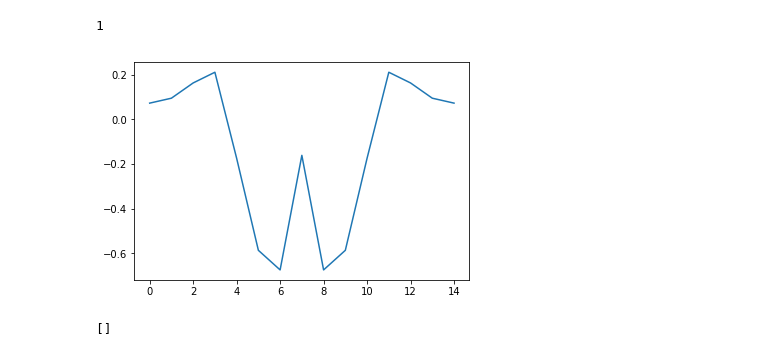
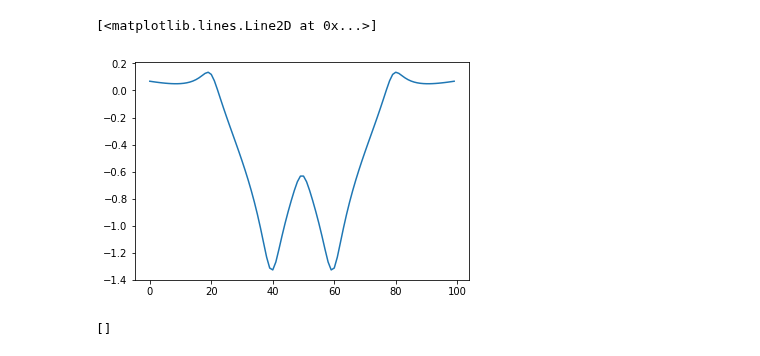
Before and after one commit to Quantumgame/quantum-ml, a Jupyter notebook: test_notebooks/opt_test.ipynb, the cells around one changed output. Drawn from its saved outputs; the diff is of its cells as text; code cells hidden in the pictures.

```diff
--- a/test_notebooks/opt_test.ipynb
+++ b/test_notebooks/opt_test.ipynb
@@ -126,7 +128,7 @@ physics_model = {}
 # multiple of eV
 physics_model['E_scale'] = 1
 # multiple of nm
-physics_model['dx_scale'] = 6
+physics_model['dx_scale'] = 1
 physics_model['kT'] = 1000e-6
 
 import os
@@ -139,7 +141,7 @@ d2 = (170e-3,0.2,0.05,1)
 b3 = (-200e-3,0.6,0.05,1)
 
 
-x = np.linspace(-1,1,15)
+x = np.linspace(-1,1,100)
 physics_model['x'] = x
 physics_model['V'] = potential_profile.V_x_wire(x,[b1,d1,b2,d2,b3])
 
@@ -147,8 +149,8 @@ physics_model['K_onsite'] = 50e-3
 physics_model['sigma'] = x[1] - x[0]
 physics_model['x_0'] = 0.1*(x[1] - x[0])
 physics_model['mu_l'] = (200.0e-3,200.1e-3)
-physics_model['battery_weight'] = 100
-physics_model['short_circuit_current'] = 0.001
+physics_model['battery_weight'] = 10
+physics_model['short_circuit_current'] = 1
 
 graph_model = (2,1)
 tf_strategy = 'simple'
@@ -157,7 +159,7 @@ tf_strategy = 'simple'
 graph = markov.Markov(graph_model,physics_model,tf_strategy)
 graph.find_n_dot_estimate()
 N_v = 100
-V_d_vec = np.linspace(75e-3,450e-3,N_v)
+V_d_vec = np.linspace(50e-3,500e-3,N_v)
 output_vec = []
 input_vec = []
 for i in range(N_v):
@@ -221,21 +253,21 @@ output_vec[1]
 # %%
 b1 = (-200e-3,-0.6,0.05,1)
-d1 = (400e-3,-0.2,0.05,1)
+d1 = (50e-3,-0.2,0.05,1)
 b2 = (-300e-3,0.0,0.05,1)
-d2 = (400e-3,0.2,0.05,1)
+d2 = (50e-3,0.2,0.05,1)
 b3 = (-200e-3,0.6,0.05,1)
 
 
 x = np.linspace(-1,1,15)
 physics_model['x'] = x
-physics_model['V'] = potential_profile.V_x_wire(x,[b1,d1,b2,d2,b3])
+#physics_model['V'] = potential_profile.V_x_wire(x,[b1,d1,b2,d2,b3])
 plt.plot(physics_model['V'])
 
-graph = markov.Markov(graph_model,physics_model,tf_strategy)
-graph.find_n_dot_estimate()
+#graph = markov.Markov(graph_model,physics_model,tf_strategy)
+#graph.find_n_dot_estimate()
 # %% [output]
-1
+[<matplotlib.lines.Line2D at 0x...>]
-[figure, old version]
+[figure, new version]
 # %%
 p.terminate()
 # %%
```
Also changed, not shown: parts of 11 cells of this notebook, 4 other files.
